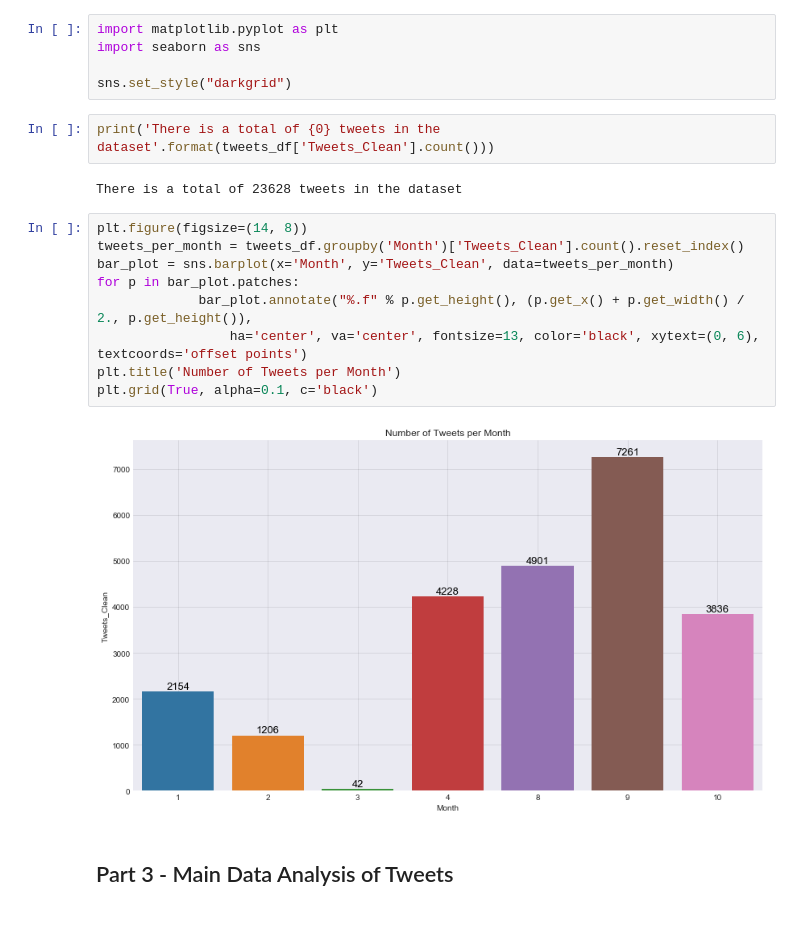
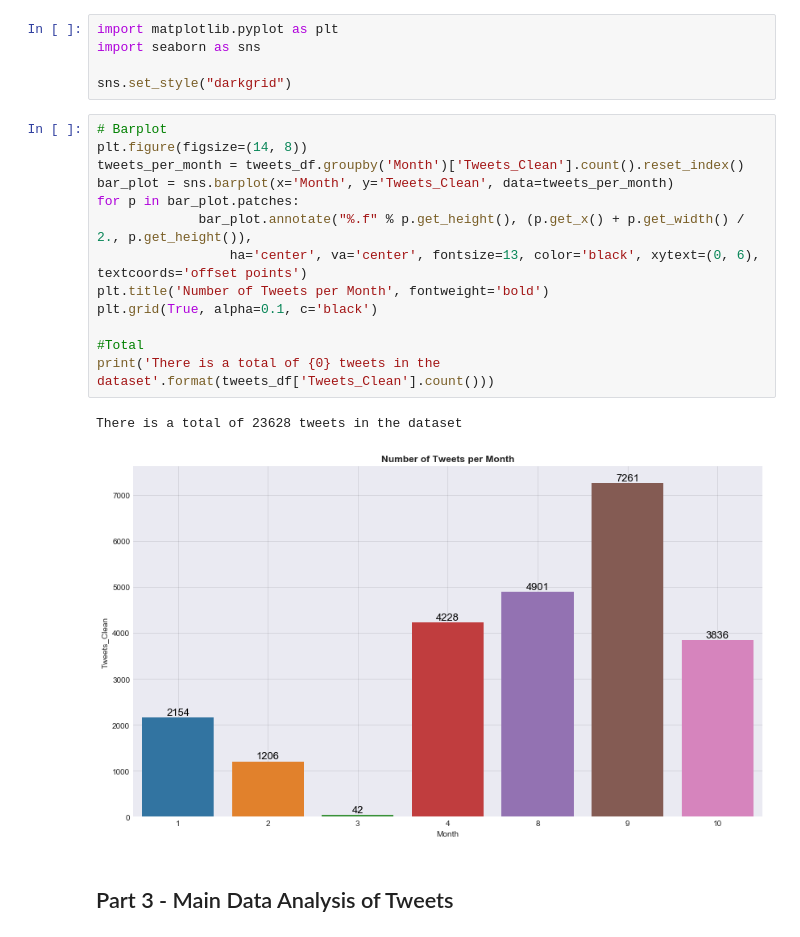
Before and after one commit to gpsyrou/Twitter_Sentiment_Analysis, a Jupyter notebook: jupyter_notebooks/Data_and_Sentiment_Analysis_Covid19_Tweets.ipynb, the cells around one changed output. Cells and saved outputs as stored; diff of their text form.

```diff
--- a/jupyter_notebooks/Data_and_Sentiment_Analysis_Covid19_Tweets.ipynb
+++ b/jupyter_notebooks/Data_and_Sentiment_Analysis_Covid19_Tweets.ipynb
@@ -392,21 +393,22 @@ import matplotlib.pyplot as plt
 import seaborn as sns
 
 sns.set_style("darkgrid")
-# %%
-print('There is a total of {0} tweets in the dataset'.format(tweets_df['Tweets_Clean'].count()))
-# %% [output]
-There is a total of 23628 tweets in the dataset
 # %%
+# Barplot
 plt.figure(figsize=(14, 8))
 tweets_per_month = tweets_df.groupby('Month')['Tweets_Clean'].count().reset_index()
 bar_plot = sns.barplot(x='Month', y='Tweets_Clean', data=tweets_per_month)
 for p in bar_plot.patches:
              bar_plot.annotate("%.f" % p.get_height(), (p.get_x() + p.get_width() / 2., p.get_height()),
                  ha='center', va='center', fontsize=13, color='black', xytext=(0, 6), textcoords='offset points')
-plt.title('Number of Tweets per Month')
+plt.title('Number of Tweets per Month', fontweight='bold')
 plt.grid(True, alpha=0.1, c='black')
+
+#Total
+print('There is a total of {0} tweets in the dataset'.format(tweets_df['Tweets_Clean'].count()))
 # %% [output]
+There is a total of 23628 tweets in the dataset
-[figure, old version]
+[figure, new version]
 # %% [markdown]
 <a id="main_analysis"></a>
 ## Part 3 - Main Data Analysis of Tweets
```
Also changed, not shown: parts of 22 cells of this notebook.
